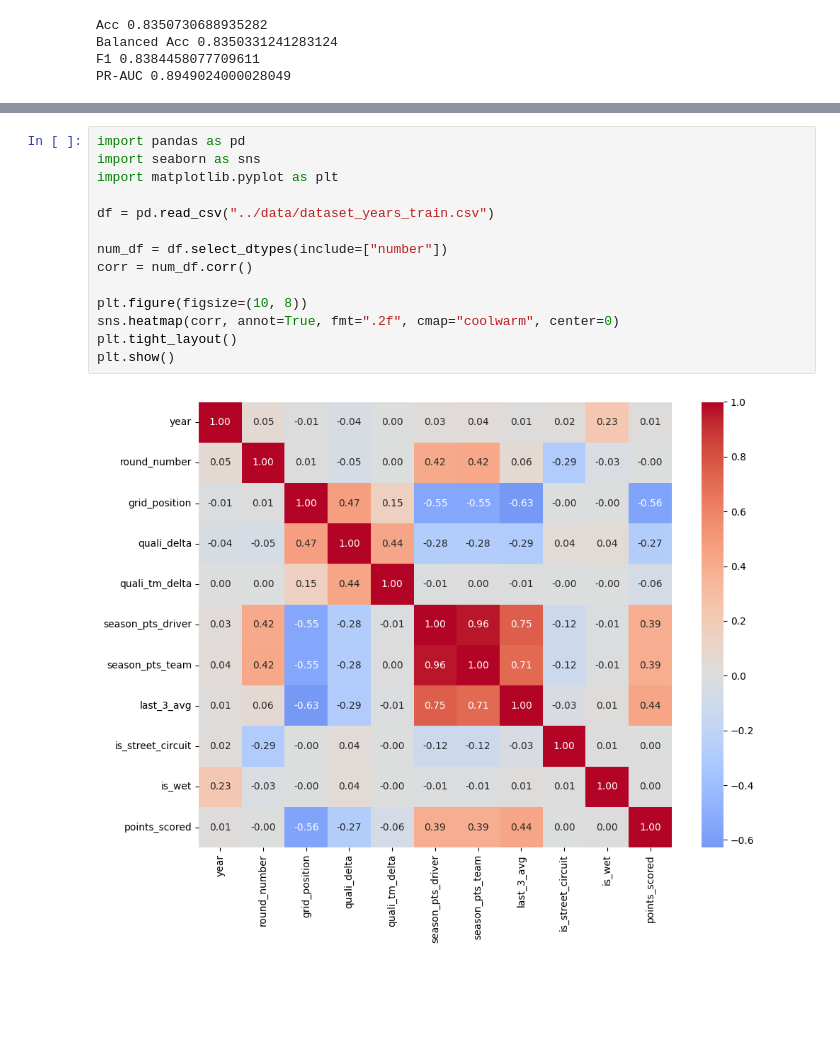
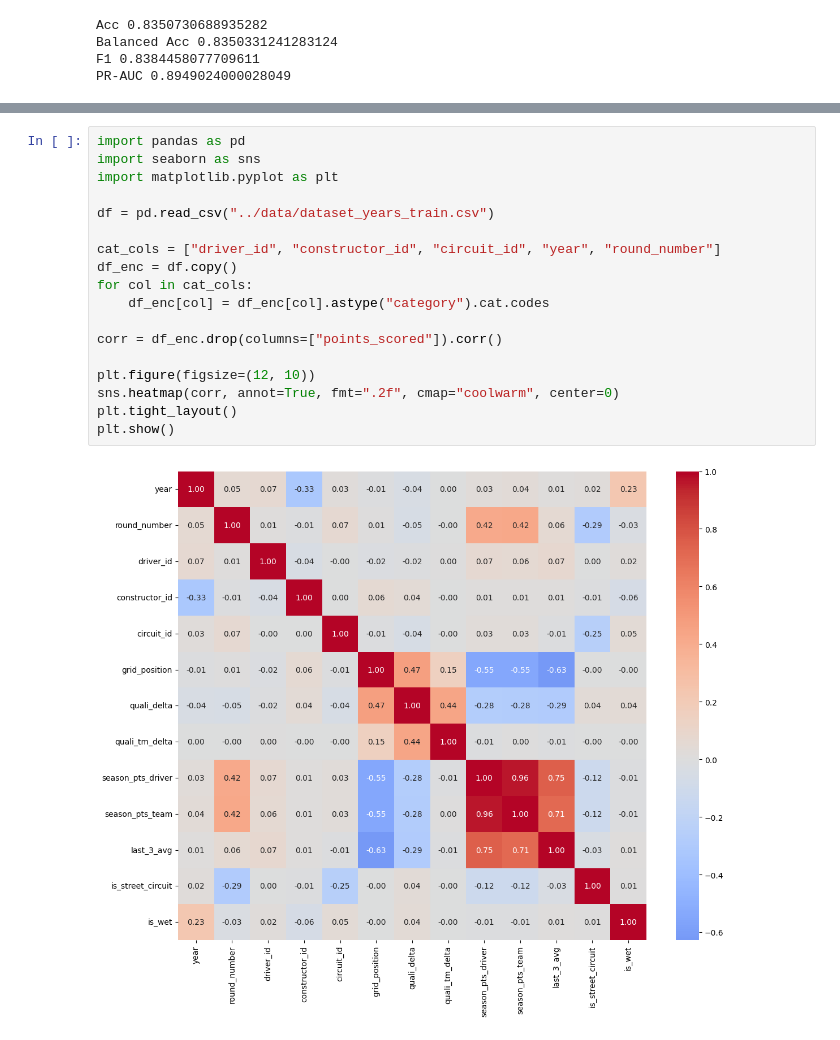
Before and after one commit to mcfiet/dl-project, a Jupyter notebook: scripts/tabpfn.ipynb, the cells around one changed output, grey strips where cells are left out. Cells and saved outputs as stored; diff of their text form; blank space fills up the shorter version.

```diff
--- a/scripts/tabpfn.ipynb
+++ b/scripts/tabpfn.ipynb
@@ -112,16 +153,20 @@ PR-AUC 0.8949024000028049
 # %%
 import pandas as pd
 import seaborn as sns
 import matplotlib.pyplot as plt
 
 df = pd.read_csv("../data/dataset_years_train.csv")
 
-num_df = df.select_dtypes(include=["number"])
-corr = num_df.corr()
+cat_cols = ["driver_id", "constructor_id", "circuit_id", "year", "round_number"]
+df_enc = df.copy()
+for col in cat_cols:
+    df_enc[col] = df_enc[col].astype("category").cat.codes
 
-plt.figure(figsize=(10, 8))
+corr = df_enc.drop(columns=["points_scored"]).corr()
+
+plt.figure(figsize=(12, 10))
 sns.heatmap(corr, annot=True, fmt=".2f", cmap="coolwarm", center=0)
 plt.tight_layout()
 plt.show()
 # %% [output]
-[figure, old version]
+[figure, new version]
```
Also changed, not shown: parts of 1 cell of this notebook.
